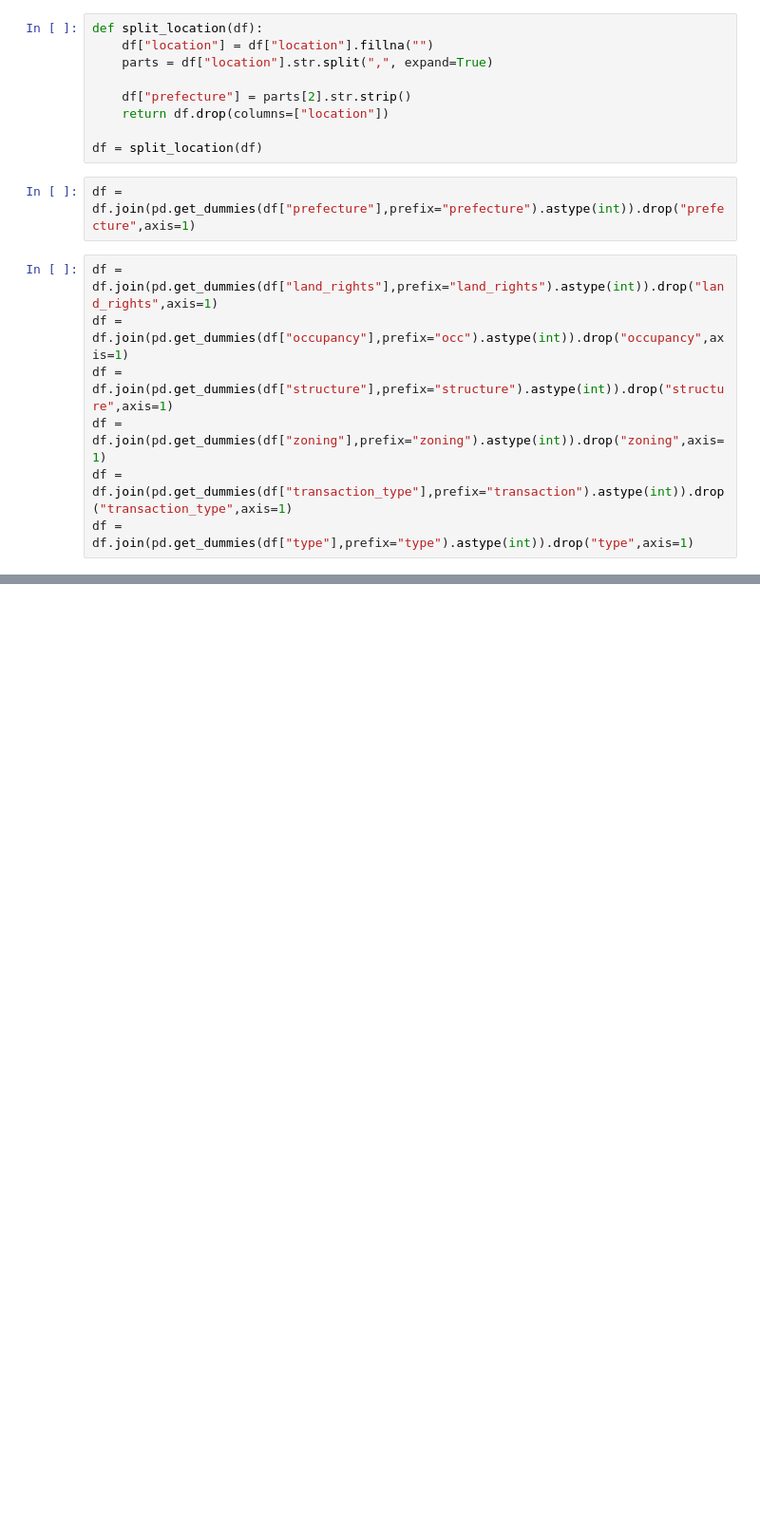
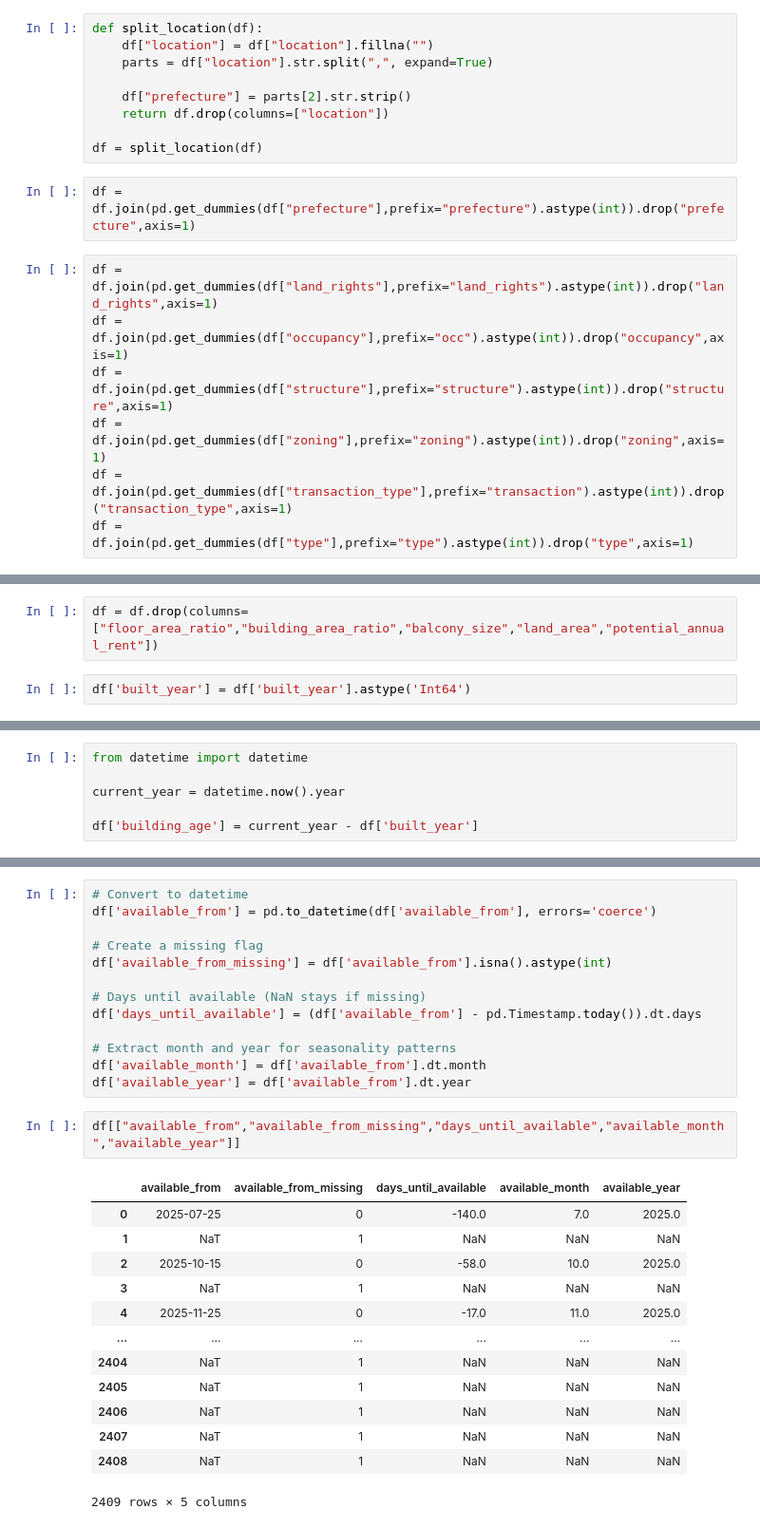
Before and after one commit to dav404-cmd/realestate_agent, a Jupyter notebook: ml_analysis/notebooks/protype_ml.ipynb, the cells around one changed output, grey strips where cells are left out. Shown at 95% size. Cells and saved outputs as stored; diff of their text form; blank space fills up the shorter version.

```diff
--- a/ml_analysis/notebooks/protype_ml.ipynb
+++ b/ml_analysis/notebooks/protype_ml.ipynb
@@ -230,0 +359,4 @@ Index(['available_from', 'balcony_size', 'building_area_ratio',
+# %%
+df = df.drop(columns=["floor_area_ratio","building_area_ratio","balcony_size","land_area","potential_annual_rent"])
+# %%
+df['built_year'] = df['built_year'].astype('Int64')
@@ -230,0 +378,6 @@ Index(['available_from', 'balcony_size', 'building_area_ratio',
+# %%
+from datetime import datetime
+
+current_year = datetime.now().year
+
+df['building_age'] = current_year - df['built_year']
@@ -230,0 +399,29 @@ Index(['available_from', 'balcony_size', 'building_area_ratio',
+# %%
+# Convert to datetime
+df['available_from'] = pd.to_datetime(df['available_from'], errors='coerce')
+
+# Create a missing flag
+df['available_from_missing'] = df['available_from'].isna().astype(int)
+
+# Days until available (NaN stays if missing)
+df['days_until_available'] = (df['available_from'] - pd.Timestamp.today()).dt.days
+
+# Extract month and year for seasonality patterns
+df['available_month'] = df['available_from'].dt.month
+df['available_year'] = df['available_from'].dt.year
+# %%
+df[["available_from","available_from_missing","days_until_available","available_month","available_year"]]
+# %% [output]
+|  | available_from | available_from_missing | days_until_available | available_month | available_year |
+| 0 | 2025-07-25 | 0 | -140.0 | 7.0 | 2025.0 |
+| 1 | NaT | 1 | NaN | NaN | NaN |
+| 2 | 2025-10-15 | 0 | -58.0 | 10.0 | 2025.0 |
+| 3 | NaT | 1 | NaN | NaN | NaN |
+| 4 | 2025-11-25 | 0 | -17.0 | 11.0 | 2025.0 |
+| ... | ... | ... | ... | ... | ... |
+| 2404 | NaT | 1 | NaN | NaN | NaN |
+| 2405 | NaT | 1 | NaN | NaN | NaN |
+| 2406 | NaT | 1 | NaN | NaN | NaN |
+| 2407 | NaT | 1 | NaN | NaN | NaN |
+| 2408 | NaT | 1 | NaN | NaN | NaN |
+2409 rows × 5 columns
```
Also changed, not shown: parts of 40 cells of this notebook, 1 other file.
